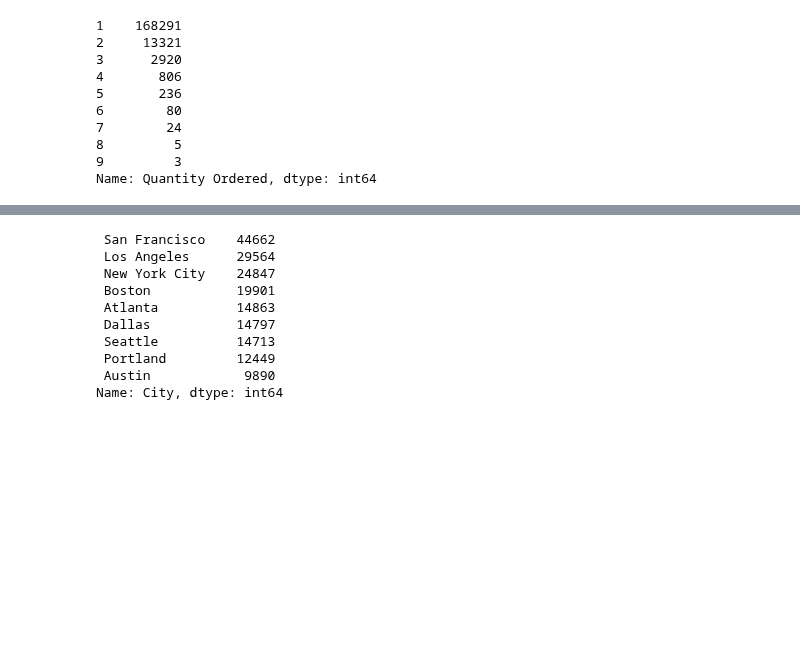
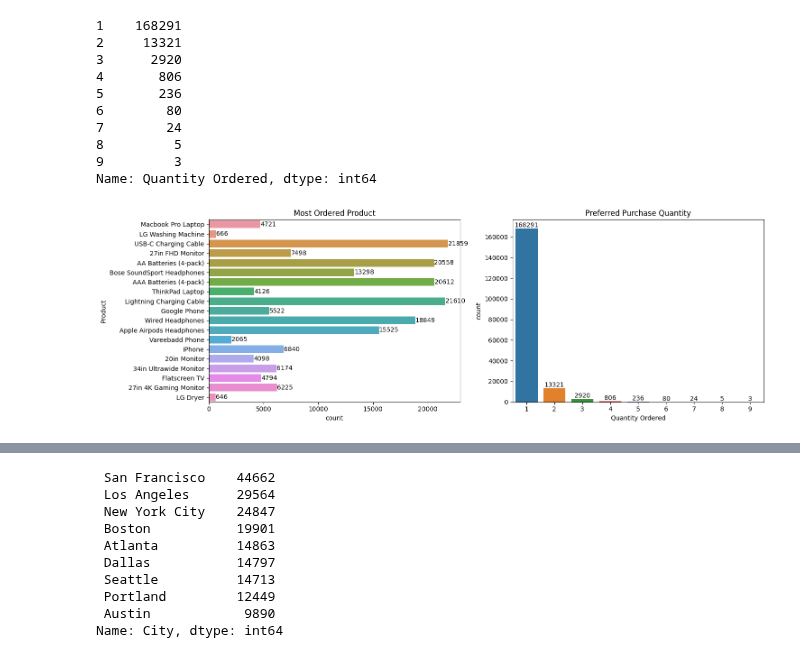
Before and after one commit to Akshay-Paunikar/Statistics_for_Data_Science, a Jupyter notebook: Complete_Statistics_Implementation_for_Data_Science.ipynb, the cells around one changed output, grey strips where cells are left out. Saved outputs shown, nothing was run; the diff lists cells and outputs as text; code cells hidden in the pictures; blank space fills up the shorter version.

```diff
--- a/Complete_Statistics_Implementation_for_Data_Science.ipynb
+++ b/Complete_Statistics_Implementation_for_Data_Science.ipynb
@@ -210,3 +210,26 @@ data['Quantity Ordered'].value_counts().sort_values(ascending=False)
 8         5
 9         3
 Name: Quantity Ordered, dtype: int64
+# %%
+plt.figure(figsize=(15,5))
+
+# Most Ordered Product
+ax1 = plt.subplot2grid((1,2),(0,0))
+
+sns.countplot(data=data, y='Product', ax=ax1)
+for i in ax1.containers:
+    plt.bar_label(i)
+plt.title("Most Ordered Product")
+
+# Preferred Preferred Purchase Quantity
+ax2 = plt.subplot2grid((1,2),(0,1))
+
+sns.countplot(data=data, x='Quantity Ordered', ax=ax2)
+for i in ax2.containers:
+    plt.bar_label(i)
+plt.title("Preferred Purchase Quantity")
+
+plt.tight_layout()
+plt.show()
+# %% [output]
+[figure, added]
```
Also changed, not shown: parts of 1 cell of this notebook.
